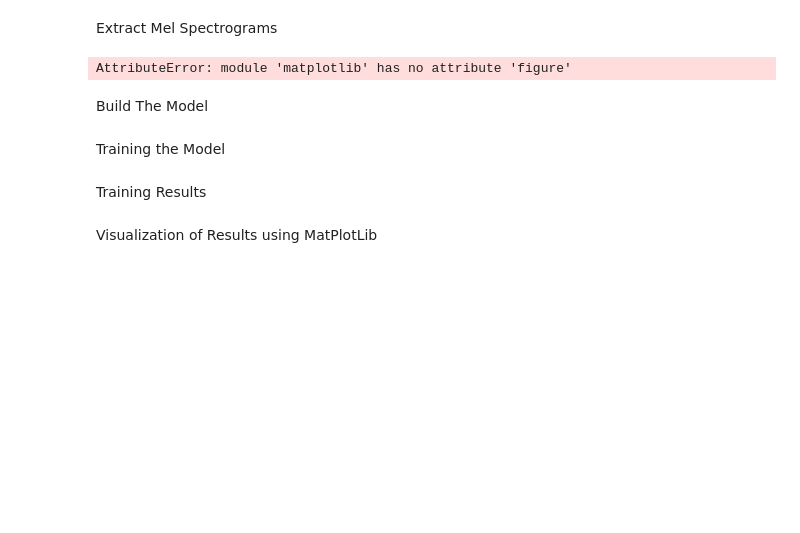
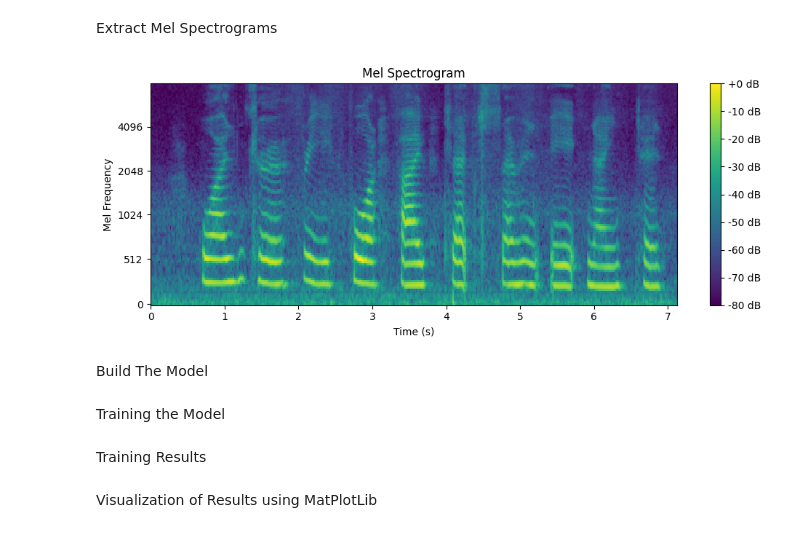
Before and after one commit to pitohui02/asr-thesis-2024, a Jupyter notebook: asr_thesis.ipynb, the cells around one changed output. Drawn from its saved outputs; the diff is of its cells as text; code cells hidden in the pictures; blank space fills up the shorter version.

```diff
--- a/asr_thesis.ipynb
+++ b/asr_thesis.ipynb
@@ -74,24 +172,24 @@ File: dataset/01F_1.wav, Signal Length: [-0.01692389 -0.02734679 -0.02197435 ...
 # %% [markdown]
 Extract Mel Spectrograms
 # %%
-test_audio = "01F_1.wav"
-sample_audio = os.path.join(dataset_path, test_audio)
 
-y, sr = librosa.load(sample_audio, sr=sampling_rate)
+sample_audio = audio_data_with_transcripts[0]
+file_path = sample_audio['file_path']
+y, sr = librosa.load(file_path, sr=None)
 
 mel_spectrogram = librosa.feature.melspectrogram(y=y, sr=sr, n_mels=128, fmax=8000)
 mel_spectrogram_db = librosa.power_to_db(mel_spectrogram, ref=np.max)
 
 # Plot the Mel spectrogram
 plt.figure(figsize=(10, 4))
 librosa.display.specshow(mel_spectrogram_db, sr=sr, x_axis='time', y_axis='mel', fmax=8000, cmap='viridis')
 plt.colorbar(format='%+2.0f dB')  # Add a color bar for amplitude
 plt.title('Mel Spectrogram')
 plt.xlabel('Time (s)')
 plt.ylabel('Mel Frequency')
 plt.tight_layout()
 plt.show()
 # %% [output]
-AttributeError: module 'matplotlib' has no attribute 'figure'
+[figure, added]
 # %% [markdown]
 Build The Model
```
Also changed, not shown: parts of 9 cells of this notebook, 1 other file.
